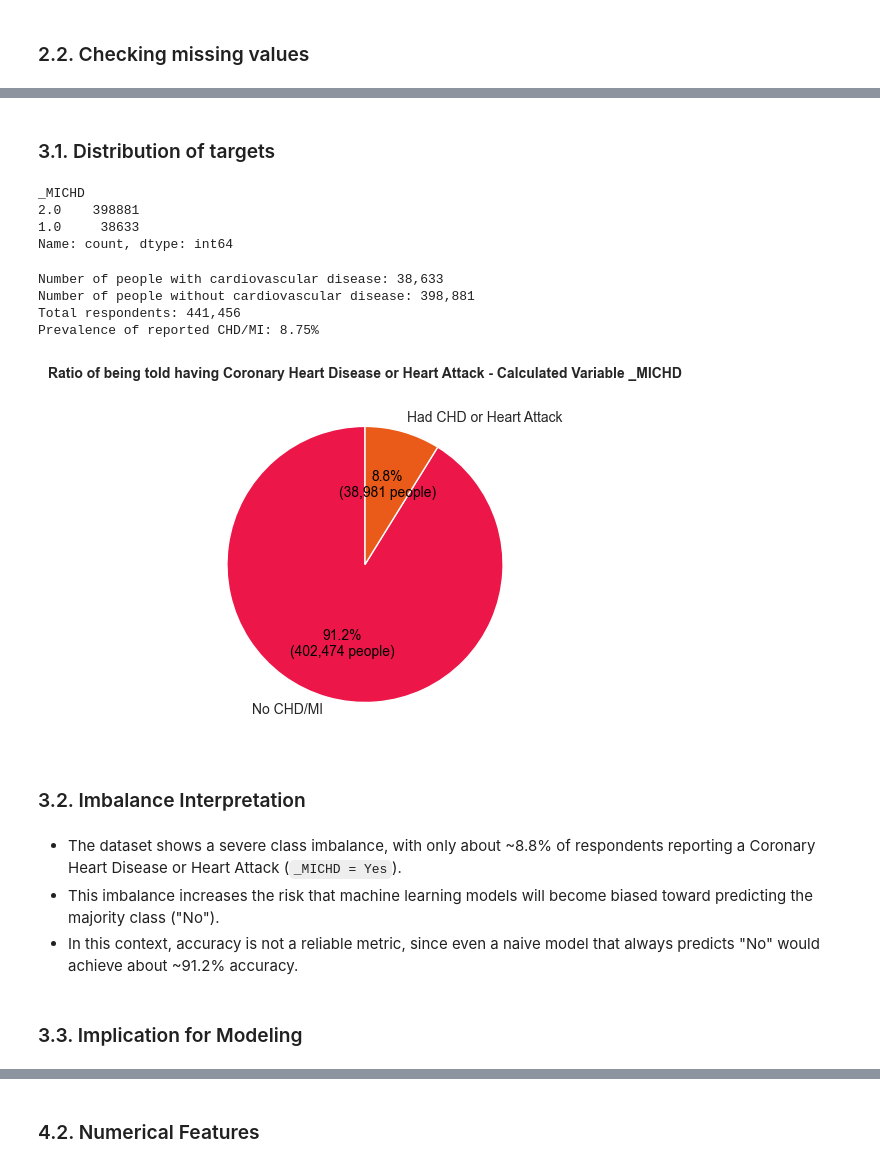
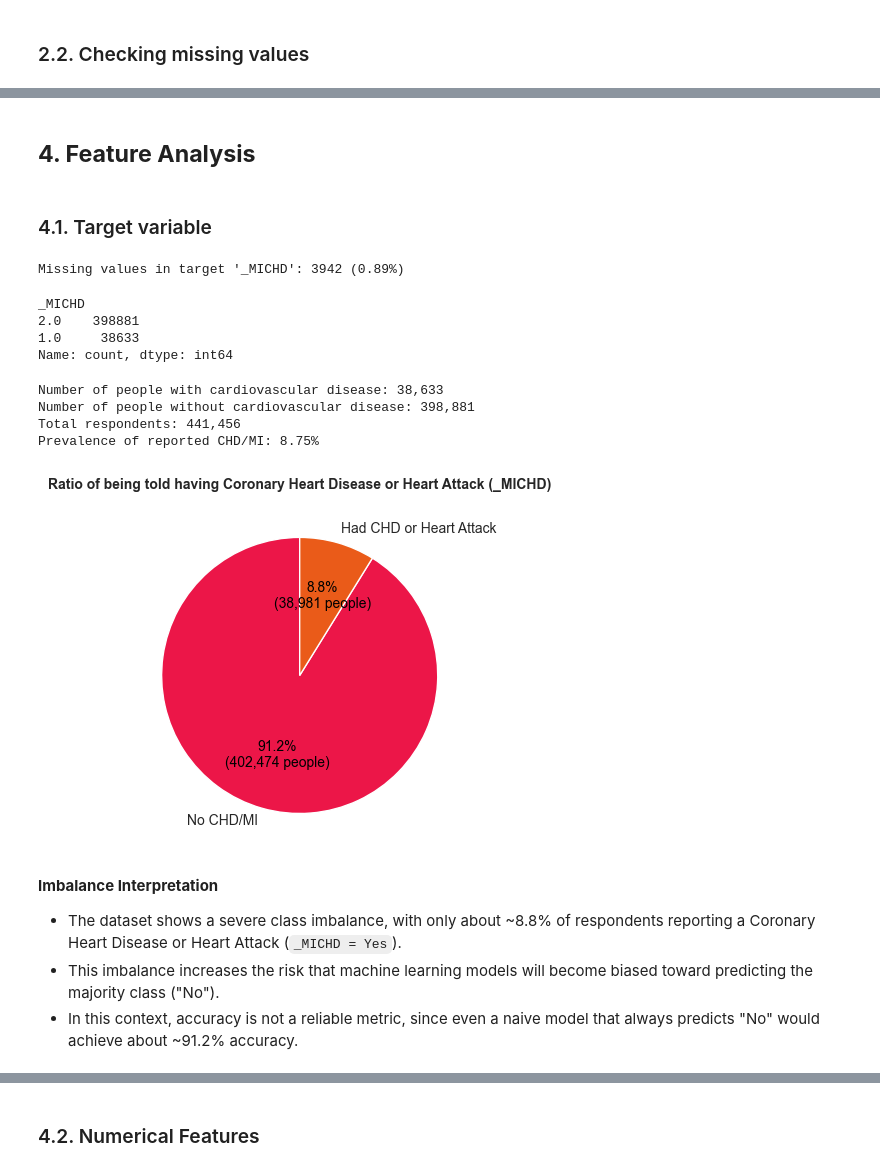
Before and after one commit to thuhang012/DataPrepPrj, a Jupyter notebook: notebooks/01_eda_raw.ipynb, the cells around one changed output, grey strips where cells are left out. Saved outputs shown, nothing was run; the diff lists cells and outputs as text; code cells hidden in the pictures.

```diff
--- a/notebooks/01_eda_raw.ipynb
+++ b/notebooks/01_eda_raw.ipynb
@@ -252,7 +229,15 @@ df_clean = df.drop(columns=cols_to_drop)
+# %% [markdown]
+## **4. Feature Analysis**
+# %% [markdown]
+### 4.1. Target variable
 # %%
 target = "_MICHD"
-# %% [markdown]
-### 3.1. Distribution of targets
+# %%
+# Number of missing values in target
+missing_target = df[target].isnull().sum()
+print(f"Missing values in target '{target}': {missing_target} ({(missing_target / len(df)) * 100:.2f}%)")
+# %% [output]
+Missing values in target '_MICHD': 3942 (0.89%)
 # %%
 df[target].value_counts()
 # %% [output]
@@ -276,40 +261,37 @@ print(f"Prevalence of reported CHD/MI: {prevalence:.2f}%")
 
 plt.figure(figsize=(8, 4))
 sns.set_style("white")
 
 colors = ["#EC1648", "#EA5B19"]
 
 wedges, texts, autotexts = plt.pie(
     [count_no, count_yes],
     labels=['No CHD/MI', 'Had CHD or Heart Attack'],
     autopct=lambda pct: f'{pct:.1f}%\n({int(pct/100 * n_total):,} people)',
     startangle=90,
     colors=colors,
     textprops={'fontsize': 10},
     wedgeprops={'edgecolor': 'white', 'linewidth': 1}
 )
 
 # Make percentage bold and dark
 for autotext in autotexts:
     autotext.set_color('black')
     autotext.set_fontsize(10)
 
-plt.title("Ratio of being told having Coronary Heart Disease or Heart Attack - Calculated Variable _MICHD",
+plt.title("Ratio of being told having Coronary Heart Disease or Heart Attack (_MICHD)",
           fontsize=10, fontweight='bold', pad=10)
 
 plt.tight_layout()
 plt.show()
 # %% [output]
 Number of people with cardiovascular disease: 38,633
 Number of people without cardiovascular disease: 398,881
 Total respondents: 441,456
 Prevalence of reported CHD/MI: 8.75%
-[figure, old version]
+[figure, new version]
-# %% [markdown]
-### 3.2. Imbalance Interpretation
 # %% [markdown]
+**Imbalance Interpretation**
 - The dataset shows a severe class imbalance, with only about ~8.8% of respondents reporting a Coronary Heart Disease or Heart Attack (`_MICHD = Yes`).
 - This imbalance increases the risk that machine learning models will become biased toward predicting the majority class ("No").
 - In this context, accuracy is not a reliable metric, since even a naive model that always predicts "No" would achieve about ~91.2% accuracy.
-# %% [markdown]
-### 3.3. Implication for Modeling
```
Also changed, not shown: parts of 58 cells of this notebook, 1 other file.
